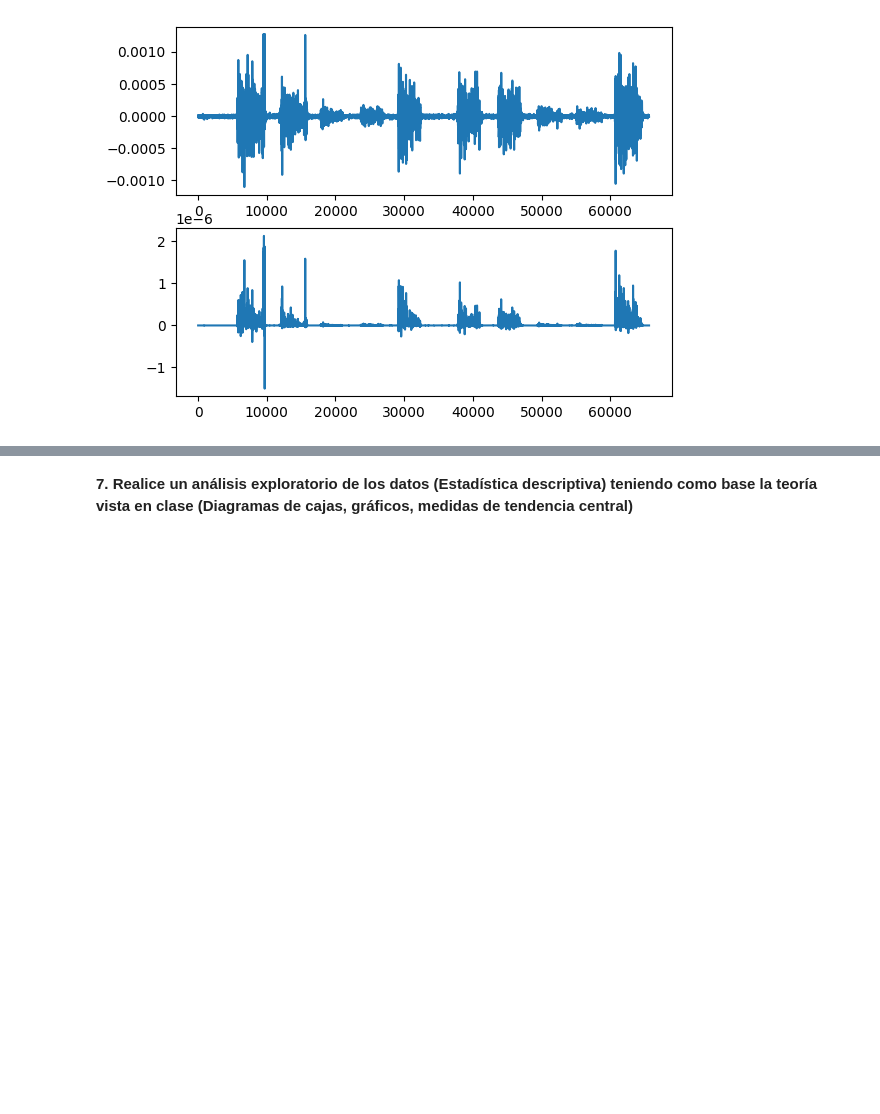
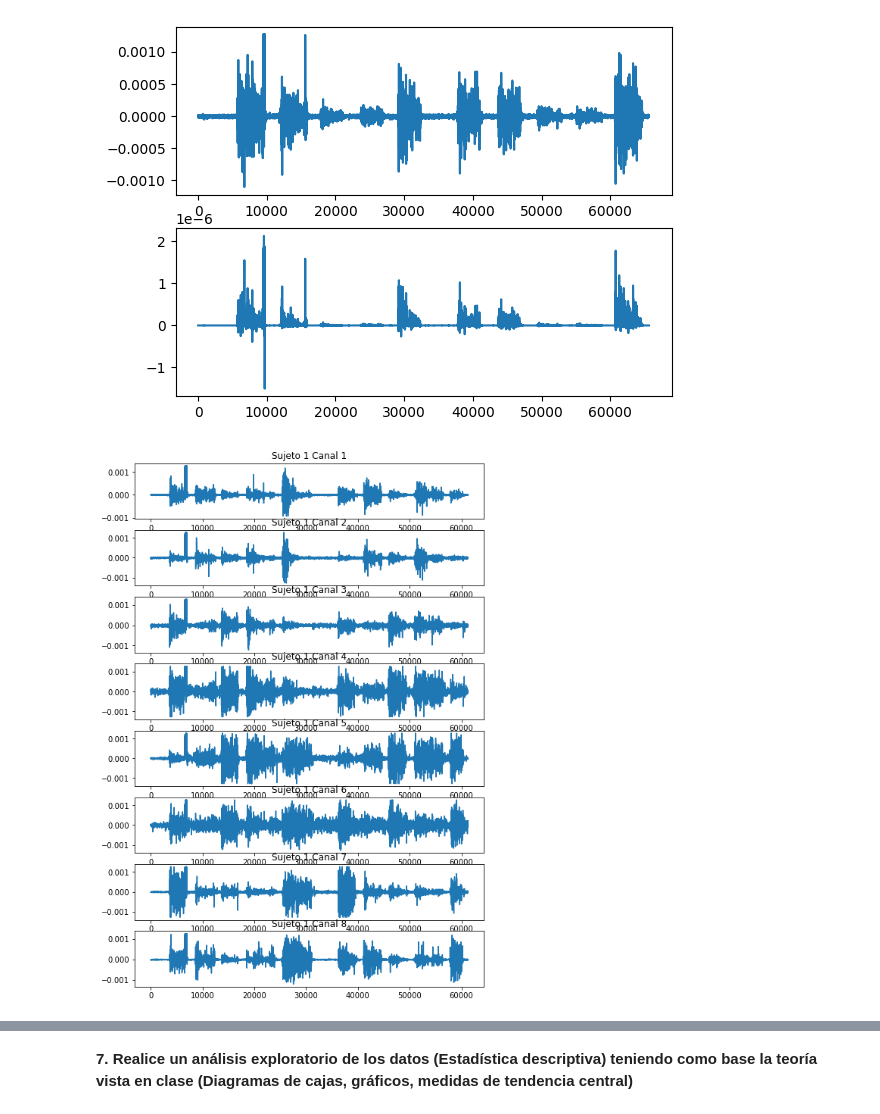
Before and after one commit to MateoOyuelaR19/LAB-BIOSE-ALES, a Jupyter notebook: Proyecto/Seguimiento_1/seguimiento_1.ipynb, the cells around one changed output, grey strips where cells are left out. Drawn from its saved outputs; the diff is of its cells as text; code cells hidden in the pictures; blank space fills up the shorter version.

Commit message:
Discusión de diferencias para filtradas y canales

```diff
--- a/Proyecto/Seguimiento_1/seguimiento_1.ipynb
+++ b/Proyecto/Seguimiento_1/seguimiento_1.ipynb
@@ -141,3 +141,13 @@ plt.plot(ts[1:-1],tkeo_serie1[0][:,0][1:-1])
 # %% [output]
 [<matplotlib.lines.Line2D at 0x...>]
 [figure]
+# %%
+n=33 #sujeto --> desde 1 hasta 36
+fig, axs =plt.subplots(8,1, figsize=(8,12))
+for i in range(8):
+    axs[i].plot(serie1[n-1][:,0],serie1[n-1][:,i+1])
+    axs[i].set_title(f'Sujeto 1 Canal {i+1}')
+plt.subplots_adjust(left=0.1, right=0.9, bottom=0.1, top=0.9, wspace=0.9)
+plt.show()
+# %% [output]
+[figure, added]
```
Also changed, not shown: parts of 1 cell of this notebook.
